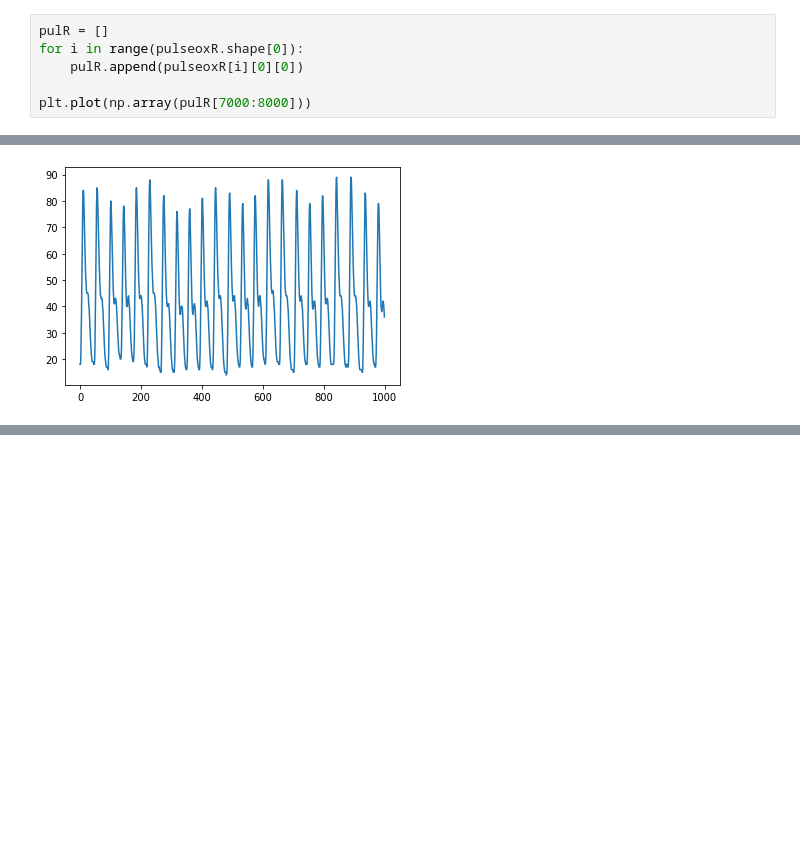
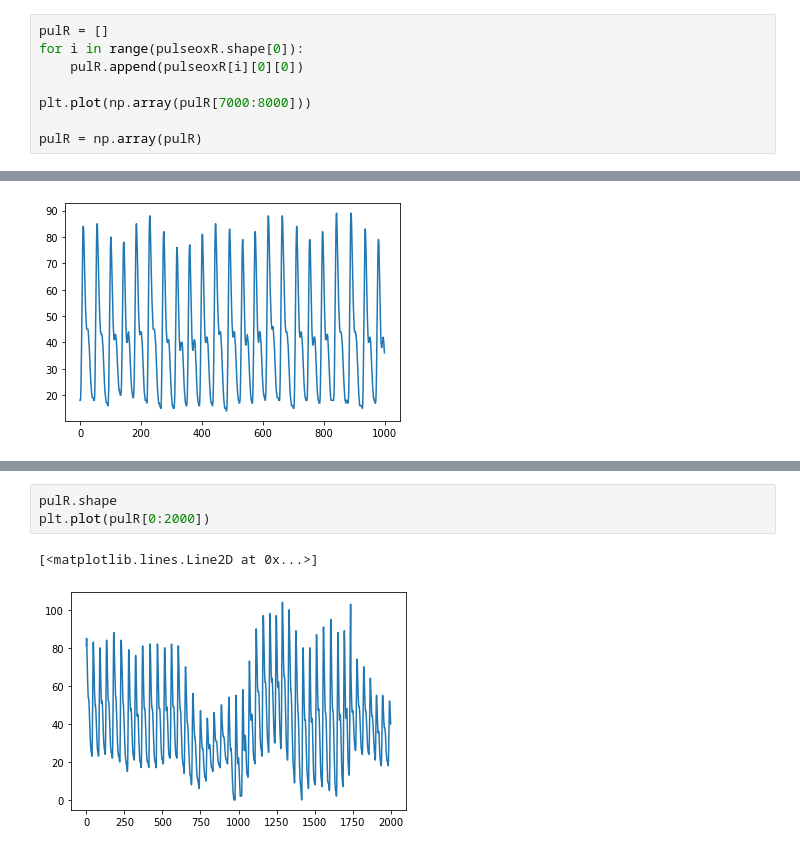
Before and after one commit to mxahan/project_rppg, a Jupyter notebook: Codes/Csv_data_read.ipynb, the cells around one changed output, grey strips where cells are left out. Saved outputs shown, nothing was run; the diff lists cells and outputs as text; blank space fills up the shorter version.

```diff
--- a/Codes/Csv_data_read.ipynb
+++ b/Codes/Csv_data_read.ipynb
@@ -275,6 +275,8 @@ for i in range(pulseoxR.shape[0]):
     pulR.append(pulseoxR[i][0][0])
 
 plt.plot(np.array(pulR[7000:8000]))
+
+pulR = np.array(pulR)
 # %% [output]
 [<matplotlib.lines.Line2D at 0x...>]
 [figure]
@@ -288,0 +331,6 @@ plt.plot(pul[1000:2000])
+# %%
+pulR.shape
+plt.plot(pulR[0:2000])
+# %% [output]
+[<matplotlib.lines.Line2D at 0x...>]
+[figure, added]
```
Also changed, not shown: parts of 15 cells of this notebook.
